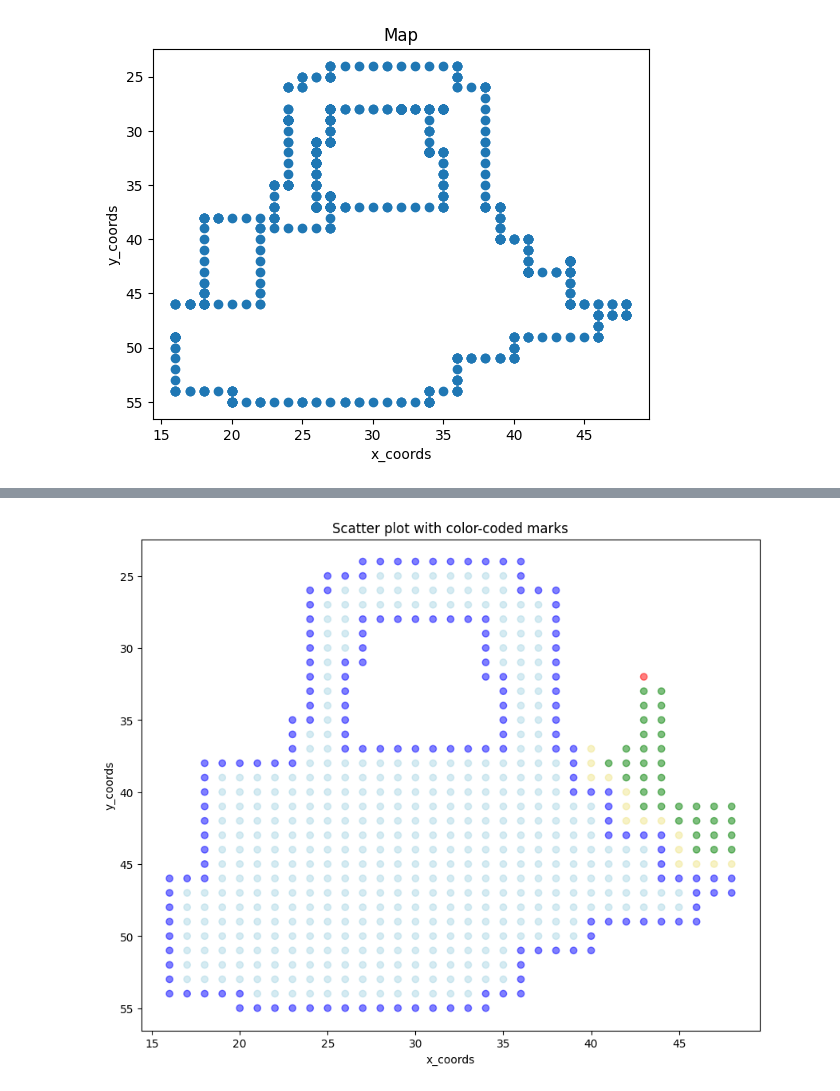
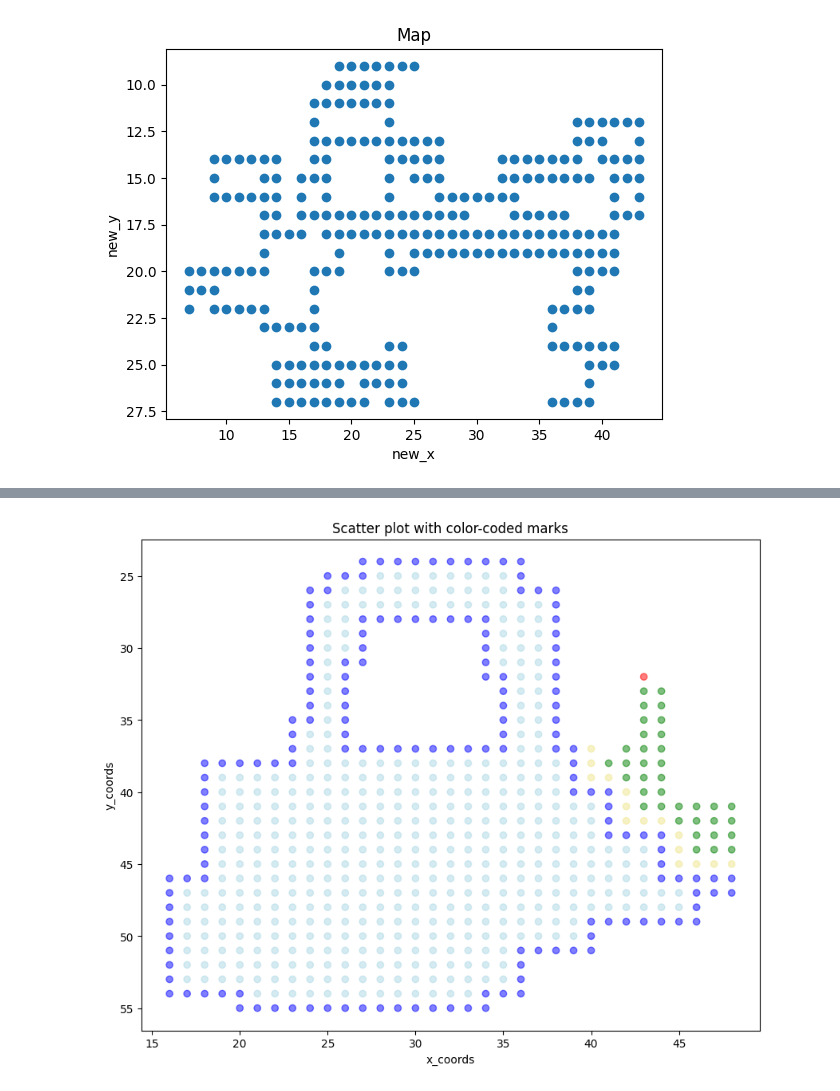
Before and after one commit to ShenShu2016/pokemmo_py_auto, a Jupyter notebook: tools/x_y_battle_area_analyize.ipynb, the cells around one changed output, grey strips where cells are left out. Saved outputs shown, nothing was run; the diff lists cells and outputs as text; code cells hidden in the pictures.

```diff
--- a/tools/x_y_battle_area_analyize.ipynb
+++ b/tools/x_y_battle_area_analyize.ipynb
@@ -5,5 +6,5 @@ import ast
 # %%
-folder_path = r'C:\Users\SS\Documents\GitHub\pokemmo_py_auto\logs\SOOTOPOLIS CITY inner battle area track'
+folder_path = r'C:\Users\SS\Documents\GitHub\pokemmo_py_auto\asserts\PETALBURG CITY'
 files = os.listdir(folder_path)
 # %%
 data_frames = []  # 存储每个文件的 DataFrame
@@ -47,7 +48,7 @@ df['face_dir']=df['memory_coords'].apply(lambda x: x.get('face_dir'))
 df['transport']=df['memory_coords'].apply(lambda x: x.get('transport'))
 # %%
 f = df.drop(['memory_coords'], axis=1)
-df = df.drop(['game_status', 'enemy_status', 'state_dict', 'memory_battle_status'], axis=1)
+df = df.drop(['game_status', 'enemy_status', 'state_dict', 'memory_battle_status',"memory_my_sprits_status",'face_dir','transport'], axis=1)
 # %%
 df = df.drop(['timestamp', 'memory_coords'], axis=1)
 # %%
@@ -74,0 +60,4 @@ df
+# %%
+df.drop_duplicates(inplace=True)
+df.reset_index(drop=True, inplace=True)
+df
@@ -111,0 +104,4 @@ transport        NaN
+# %%
+df['new_x'] = df.apply(lambda row: row['x_coords'] + 30 if row['map_num_2'] == 17 else row['x_coords'], axis=1)
+df['new_y'] = df.apply(lambda row: row['y_coords'] + 10 if row['map_num_2'] == 17 else row['y_coords'], axis=1)
+df
@@ -112,23 +122,23 @@ transport        NaN
 # %%
 import matplotlib.pyplot as plt
 
 # 创建图形对象和坐标轴
 fig, ax = plt.subplots()
 
 # 绘制散点图
-ax.scatter(df['x_coords'], df['y_coords'])
+ax.scatter(df['new_x'], df['new_y'])
 
 # 反转 y 轴
 ax.invert_yaxis()
 
 # 设置坐标轴标签
-ax.set_xlabel('x_coords')
-ax.set_ylabel('y_coords')
+ax.set_xlabel('new_x')
+ax.set_ylabel('new_y')
 
 # 设置标题
 ax.set_title('Map')
 
 # 显示图形
 plt.show()
 # %% [output]
-[figure, old version]
+[figure, new version]
```
Also changed, not shown: parts of 23 cells of this notebook, 17 other files.
